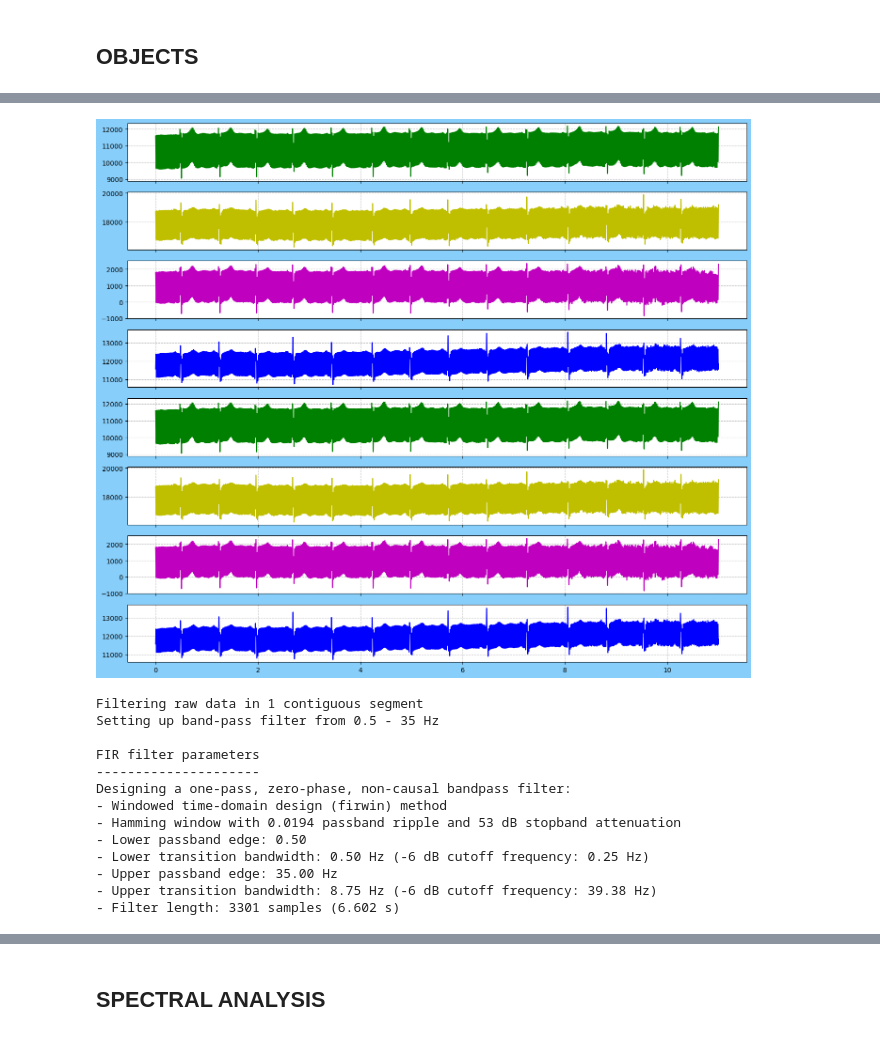
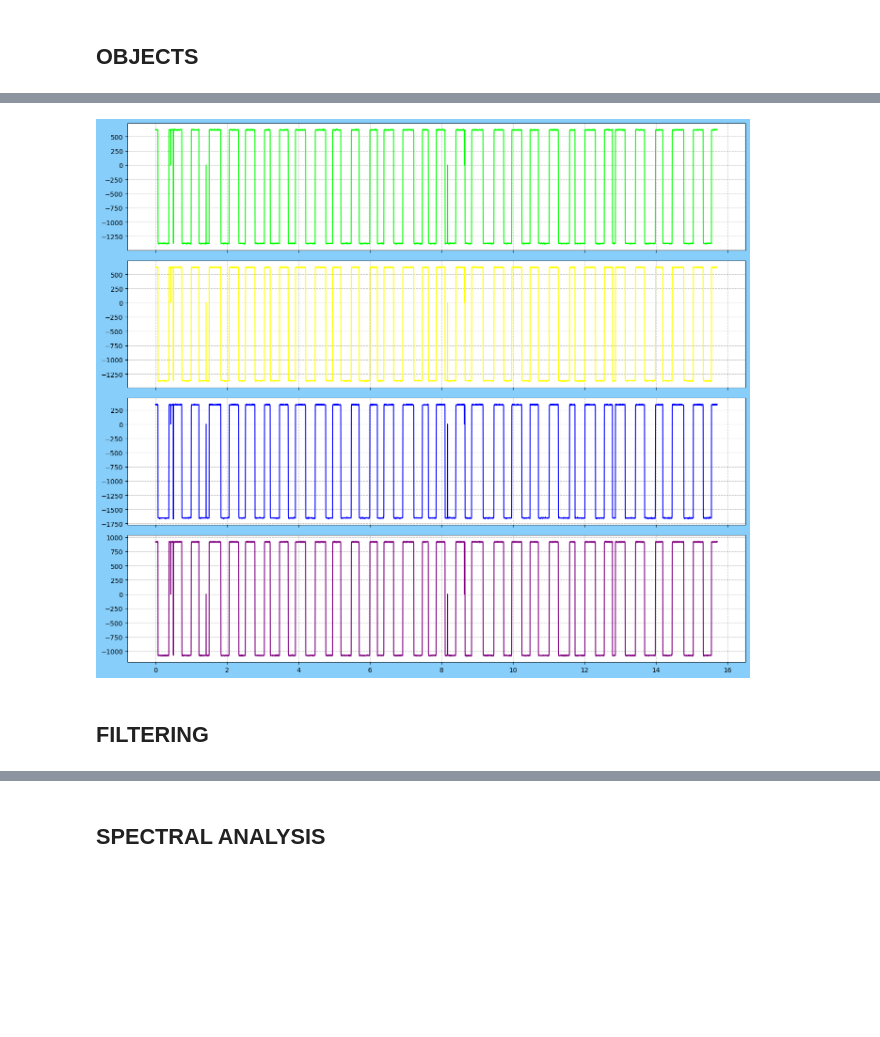
Before and after one commit to EloySerrudo/EEG_Project, a Jupyter notebook: bin/EDA_EEG.ipynb, the cells around one changed output, grey strips where cells are left out. Drawn from its saved outputs; the diff is of its cells as text; code cells hidden in the pictures; blank space fills up the shorter version.

```diff
--- a/bin/EDA_EEG.ipynb
+++ b/bin/EDA_EEG.ipynb
@@ -46 +26,15 @@ signal_2.shape
+# %%
+def create_info(fs, channels):
+    info = mne.create_info(ch_names=channels, sfreq=fs, ch_types='eeg', verbose=True)
+    info.set_montage('standard_1020')
+    info['description'] = 'Pruebas de EEG'
+    info['device_info'] = {'type':'Frontend', 'model':'AD1298'}
+    info['experimenter'] = 'Eloy'
+    info['line_freq'] = 50.0
+    info['subject_info'] = {'id':1,'last_name':'Yapur','first_name':'Jhoseline',
+                            'birthday':(2002, 5, 12),'sex':2,'hand':1}
+    return info
+# %%
+signal_1 = create_dataframe("datos.csv")
+signal_2 = create_dataframe("datos.csv")
 # %%
@@ -80,0 +44,6 @@ Ready.
+# %%
+data_1 = signal_1.loc[:, 'channel_1':'channel_4'].values.T
+data_2 = signal_2.loc[:, 'channel_1':'channel_4'].values.T
+
+eeg_raw_1 = mne.io.RawArray(data_1, info, verbose=True)
+eeg_raw_2 = mne.io.RawArray(data_2, info, verbose=True)
@@ -87,55 +63,42 @@ x1.shape
 # %%
-fig, (ax1, ax2, ax3, ax4, ax5, ax6, ax7, ax8) = plt.subplots(nrows=8, ncols=1, num=0, figsize=(14, 12), tight_layout=True, sharex=True)
+fig, (ax1, ax2, ax3, ax4) = plt.subplots(nrows=4, ncols=1, num=0, figsize=(14, 12), tight_layout=True, sharex=True)
 fig.set_facecolor('lightskyblue')
 
-ax1.plot(t, x1[0], lw=1.5, color='g')
+ax1.plot(t, x1[0], lw=1.5, color=chan_col['T3'])
 ax1.grid(alpha=.8, ls='--')
 # ax1.set_xlim(t.min(), t.max() + 1/fs)
 
-ax2.plot(t, x1[1], lw=1.5, color='y')
+ax2.plot(t, x1[1], lw=1.5, color=chan_col['T4'])
 ax2.grid(alpha=.8, ls='--')
 
-ax3.plot(t, x1[2], lw=1.5, color='m')
+ax3.plot(t, x1[2], lw=1.5, color=chan_col['O1'])
 ax3.grid(alpha=.8, ls='--')
 # ax3.set_ylim(-40, 40)
 
-ax4.plot(t, x1[3], lw=1.5, color='b')
+ax4.plot(t, x1[3], lw=1.5, color=chan_col['O2'])
 ax4.grid(alpha=.8, ls='--')
 # ax4.set_ylim(-30, 30)
 
-ax5.plot(t, x2[0], lw=1.5, color='g')
-ax5.grid(alpha=.8, ls='--')
-# ax5.set_ylim(-30, 30)
+# ax5.plot(t, x2[0], lw=1.5, color=chan_col['O2'])
+# ax5.grid(alpha=.8, ls='--')
+# # ax5.set_ylim(-30, 30)
 
-ax6.plot(t, x2[1], lw=1.5, color='y')
-ax6.grid(alpha=.8, ls='--')
-# ax6.set_ylim(-40, 40)
+# ax6.plot(t, x2[1], lw=1.5, color=chan_col['O1'])
+# ax6.grid(alpha=.8, ls='--')
+# # ax6.set_ylim(-40, 40)
 
-ax7.plot(t, x2[2], lw=1.5, color='m')
-ax7.grid(alpha=.8, ls='--')
+# ax7.plot(t, x2[2], lw=1.5, color=chan_col['T4'])
+# ax7.grid(alpha=.8, ls='--')
 
-ax8.plot(t, x2[3], lw=1.5, color='b')
-ax8.grid(alpha=.8, ls='--')
+# ax8.plot(t, x2[3], lw=1.5, color=chan_col['T3'])
+# ax8.grid(alpha=.8, ls='--')
 
 plt.show()
 # %% [output]
-[figure, old version]
+[figure, new version]
+# %% [markdown]
+## FILTERING
 # %%
-fl, fh = 0.5, 35.
-eeg_raw_f_1 = eeg_raw_1.copy().filter(l_freq=fl, h_freq=fh, method='fir', phase='zero', fir_window='hamming',
-                                      fir_design='firwin', pad='reflect', verbose=True)
+fl, fh = 5., 40.
+tmn, tmx = 0.5, 30.8
-# %% [output]
-Filtering raw data in 1 contiguous segment
-Setting up band-pass filter from 0.5 - 35 Hz
-
-FIR filter parameters
----------------------
-Designing a one-pass, zero-phase, non-causal bandpass filter:
-- Windowed time-domain design (firwin) method
-- Hamming window with 0.0194 passband ripple and 53 dB stopband attenuation
-- Lower passband edge: 0.50
-- Lower transition bandwidth: 0.50 Hz (-6 dB cutoff frequency: 0.25 Hz)
-- Upper passband edge: 35.00 Hz
-- Upper transition bandwidth: 8.75 Hz (-6 dB cutoff frequency: 39.38 Hz)
-- Filter length: 3301 samples (6.602 s)
 # %%
```
Also changed, not shown: parts of 38 cells of this notebook.
